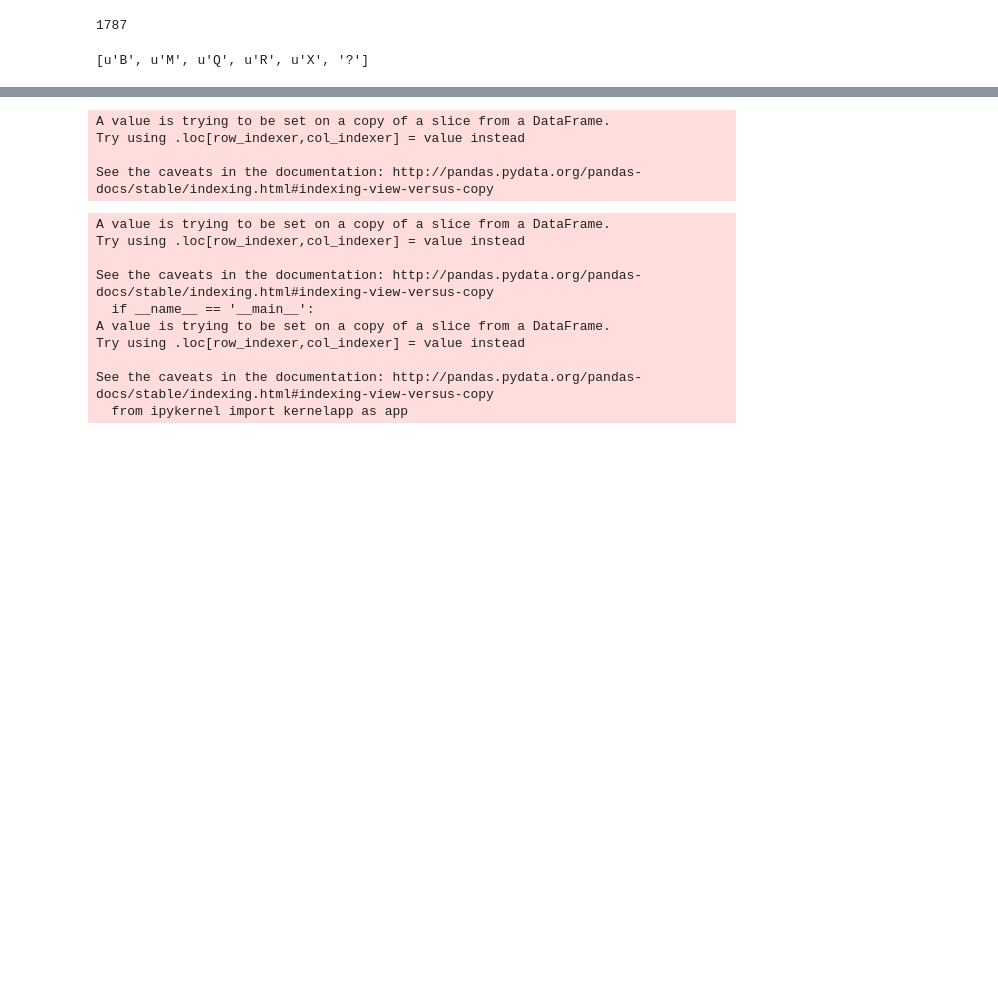
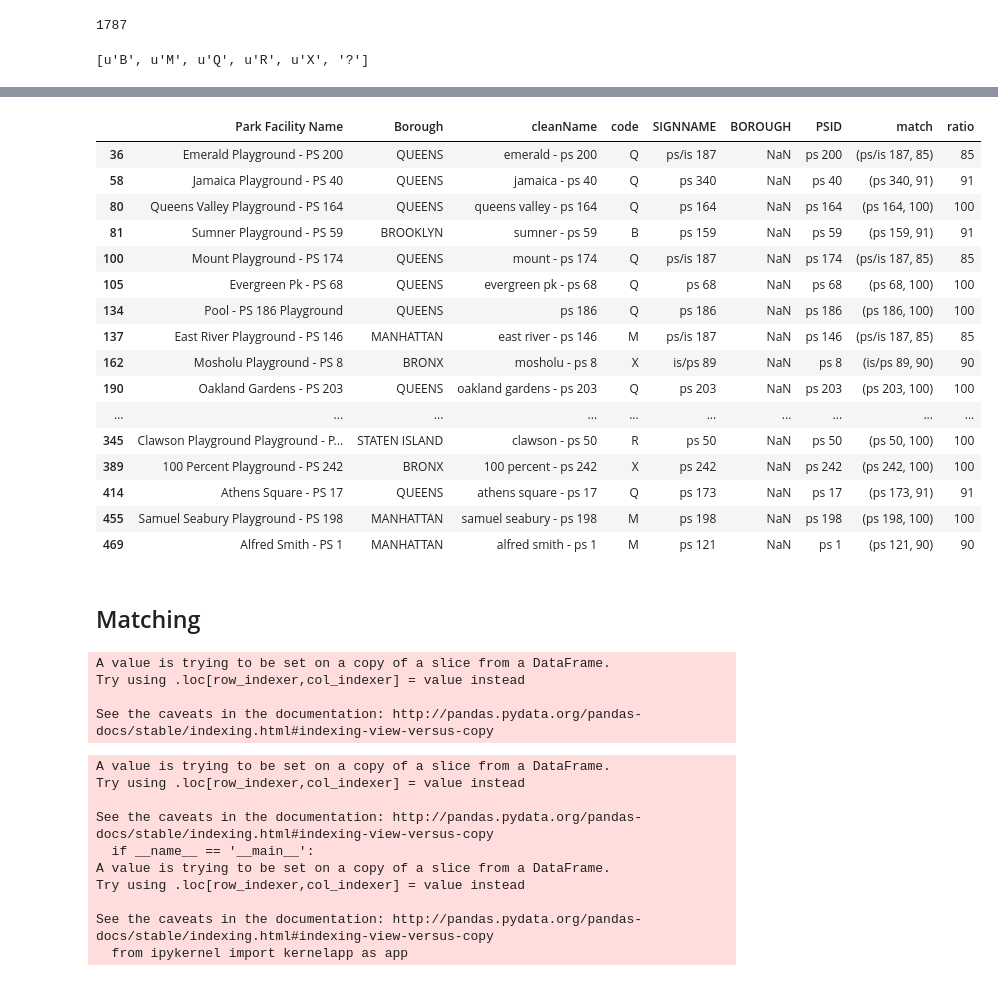
Before and after one commit to gdobler/parqa, a Jupyter notebook: 311/ONTOLOGY/Ontology_matching_parkNames.ipynb, the cells around one changed output, grey strips where cells are left out. Saved outputs shown, nothing was run; the diff lists cells and outputs as text; code cells hidden in the pictures; blank space fills up the shorter version.

Commit message:
playgrounds

```diff
--- a/311/ONTOLOGY/Ontology_matching_parkNames.ipynb
+++ b/311/ONTOLOGY/Ontology_matching_parkNames.ipynb
@@ -151,0 +170,11 @@ Matched:  606
+# %%
+import re
+
+def getPS(txt):
+    try:
+        return re.search(r'ps [0-9]+', txt).group(0)
+    except:
+        return None
+# %%
+p_PS['PSID'] = p_PS.cleanName.apply(getPS)
+p_PS.head()
@@ -151,0 +193,8 @@ Matched:  606
+# %%
+def getBestPS(x):
+    global PS
+    return process.extractOne(x.PSID, PS)
+# %%
+p_PS['match'] = p_PS.apply(getBestPS, 1)
+p_PS['SIGNNAME'] = p_PS['match'].apply(lambda x: x[0])
+p_PS['ratio'] = p_PS['match'].apply(lambda x: x[1])
@@ -152,3 +217,25 @@ Matched:  606
+# %%
+p_PS.head(20)
+# %% [output]
+|  | Park Facility Name | Borough | cleanName | code | SIGNNAME | BOROUGH | PSID | match | ratio |
+| 36 | Emerald Playground - PS 200 | QUEENS | emerald - ps 200 | Q | ps/is 187 | NaN | ps 200 | (ps/is 187, 85) | 85 |
+| 58 | Jamaica Playground - PS 40 | QUEENS | jamaica - ps 40 | Q | ps 340 | NaN | ps 40 | (ps 340, 91) | 91 |
+| 80 | Queens Valley Playground - PS 164 | QUEENS | queens valley - ps 164 | Q | ps 164 | NaN | ps 164 | (ps 164, 100) | 100 |
+| 81 | Sumner Playground - PS 59 | BROOKLYN | sumner - ps 59 | B | ps 159 | NaN | ps 59 | (ps 159, 91) | 91 |
+| 100 | Mount Playground - PS 174 | QUEENS | mount - ps 174 | Q | ps/is 187 | NaN | ps 174 | (ps/is 187, 85) | 85 |
+| 105 | Evergreen Pk - PS 68 | QUEENS | evergreen pk - ps 68 | Q | ps 68 | NaN | ps 68 | (ps 68, 100) | 100 |
+| 134 | Pool - PS 186 Playground | QUEENS | ps 186 | Q | ps 186 | NaN | ps 186 | (ps 186, 100) | 100 |
+| 137 | East River Playground - PS 146 | MANHATTAN | east river - ps 146 | M | ps/is 187 | NaN | ps 146 | (ps/is 187, 85) | 85 |
+| 162 | Mosholu Playground - PS 8 | BRONX | mosholu - ps 8 | X | is/ps 89 | NaN | ps 8 | (is/ps 89, 90) | 90 |
+| 190 | Oakland Gardens - PS 203 | QUEENS | oakland gardens - ps 203 | Q | ps 203 | NaN | ps 203 | (ps 203, 100) | 100 |
+| ... | ... | ... | ... | ... | ... | ... | ... | ... | ... |
+| 345 | Clawson Playground Playground - P... | STATEN ISLAND | clawson - ps 50 | R | ps 50 | NaN | ps 50 | (ps 50, 100) | 100 |
+| 389 | 100 Percent Playground - PS 242 | BRONX | 100 percent - ps 242 | X | ps 242 | NaN | ps 242 | (ps 242, 100) | 100 |
+| 414 | Athens Square - PS 17 | QUEENS | athens square - ps 17 | Q | ps 173 | NaN | ps 17 | (ps 173, 91) | 91 |
+| 455 | Samuel Seabury Playground - PS 198 | MANHATTAN | samuel seabury - ps 198 | M | ps 198 | NaN | ps 198 | (ps 198, 100) | 100 |
+| 469 | Alfred Smith - PS 1 | MANHATTAN | alfred smith - ps 1 | M | ps 121 | NaN | ps 1 | (ps 121, 90) | 90 |
+# %% [markdown]
+## Matching
 # %%
 ## function
 
```
Also changed, not shown: parts of 19 cells of this notebook, 5 other files.
